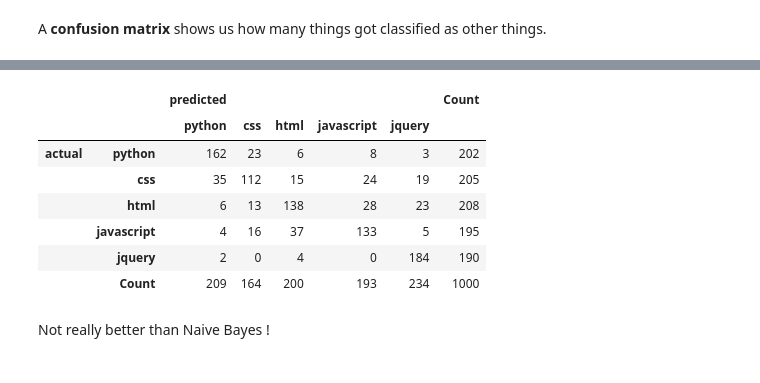
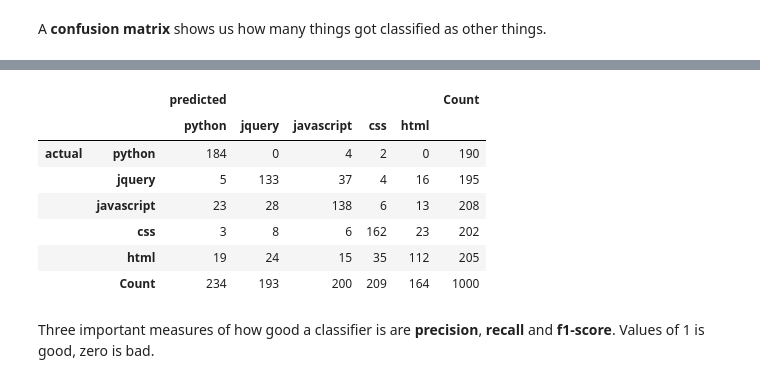
Before and after one commit to cds-snc/rac-data-exploration, a Jupyter notebook: notebooks/tutorial - StackOverflow.ipynb, the cells around one changed output, grey strips where cells are left out. Drawn from its saved outputs; the diff is of its cells as text; code cells hidden in the pictures.

```diff
--- a/notebooks/tutorial - StackOverflow.ipynb
+++ b/notebooks/tutorial - StackOverflow.ipynb
@@ -308,13 +188,25 @@ df
-# %%
-confusion_matrix_4000
-# %% [output]
-|  |  | predicted |  |  |  |  | Count |
-|  |  | python | css | html | javascript | jquery |  |
-| actual | python | 162 | 23 | 6 | 8 | 3 | 202 |
-|  | css | 35 | 112 | 15 | 24 | 19 | 205 |
-|  | html | 6 | 13 | 138 | 28 | 23 | 208 |
-|  | javascript | 4 | 16 | 37 | 133 | 5 | 195 |
-|  | jquery | 2 | 0 | 4 | 0 | 184 | 190 |
-|  | Count | 209 | 164 | 200 | 193 | 234 | 1000 |
-# %% [markdown]
-Not really better than Naive Bayes !
+# %%
+tags = test_data.tag.unique()
+row_index = pd.MultiIndex.from_tuples([('actual', x) for x in tags])
+col_index = pd.MultiIndex.from_tuples([('predicted', x) for x in tags])
+confusion_matrix = metrics.confusion_matrix(test_data.tag, predictions, labels=tags)
+
+df = pd.DataFrame(confusion_matrix, index=row_index, columns=col_index)
+df['Count'] = df[df.columns].sum(axis=1)
+s = df.sum()
+s.name = ('actual', "Count")
+df = df.append(s)
+
+confusion_matrix_4000 = df
+confusion_matrix_4000
+# %% [output]
+|  |  | predicted |  |  |  |  | Count |
+|  |  | python | jquery | javascript | css | html |  |
+| actual | python | 184 | 0 | 4 | 2 | 0 | 190 |
+|  | jquery | 5 | 133 | 37 | 4 | 16 | 195 |
+|  | javascript | 23 | 28 | 138 | 6 | 13 | 208 |
+|  | css | 3 | 8 | 6 | 162 | 23 | 202 |
+|  | html | 19 | 24 | 15 | 35 | 112 | 205 |
+|  | Count | 234 | 193 | 200 | 209 | 164 | 1000 |
+# %% [markdown]
+Three important measures of how good a classifier is are **precision**, **recall** and **f1-score**. Values of 1 is good, zero is bad.
```
Also changed, not shown: parts of 54 cells of this notebook.
